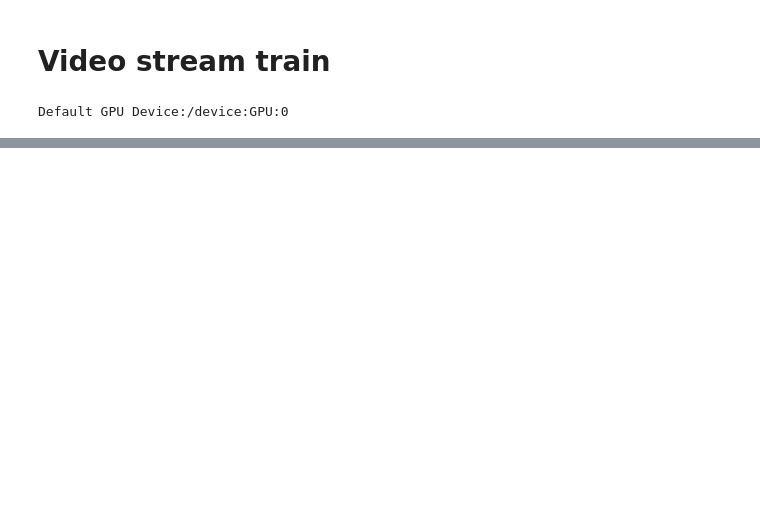
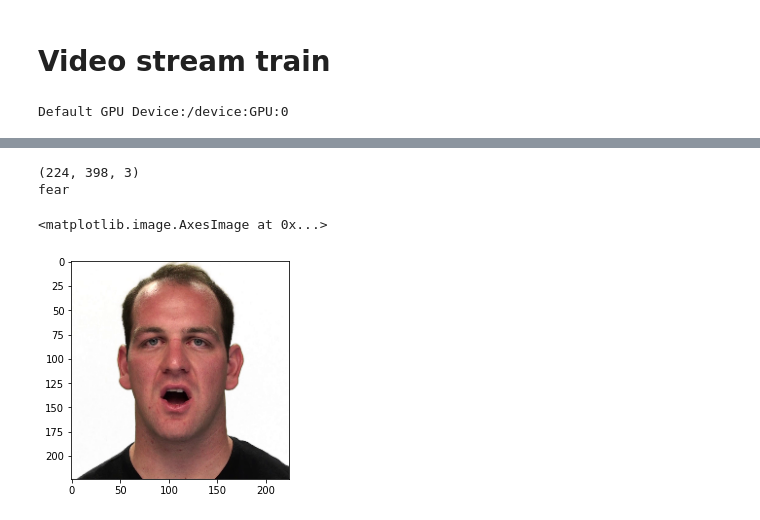
Before and after one commit to gianscuri/Emotion-Recognition_SER-FER_RAVDESS, a Jupyter notebook: video_stream_train.ipynb, the cells around one changed output, grey strips where cells are left out. Saved outputs shown, nothing was run; the diff lists cells and outputs as text; code cells hidden in the pictures; blank space fills up the shorter version.

```diff
--- a/video_stream_train.ipynb
+++ b/video_stream_train.ipynb
@@ -94,0 +147,14 @@ print(step_per_epoch_train)
+# %%
+a = train_ds.unbatch().take(1)
+
+for elem in a:
+    o = tf.image.resize_with_crop_or_pad(elem[0], height_targ, width_targ)
+
+    print(elem[0].shape)
+    print(emotions[int(elem[1])])
+plt.imshow(o)
+# %% [output]
+(224, 398, 3)
+fear
+<matplotlib.image.AxesImage at 0x...>
+[figure, added]
```
Also changed, not shown: parts of 27 cells of this notebook.
